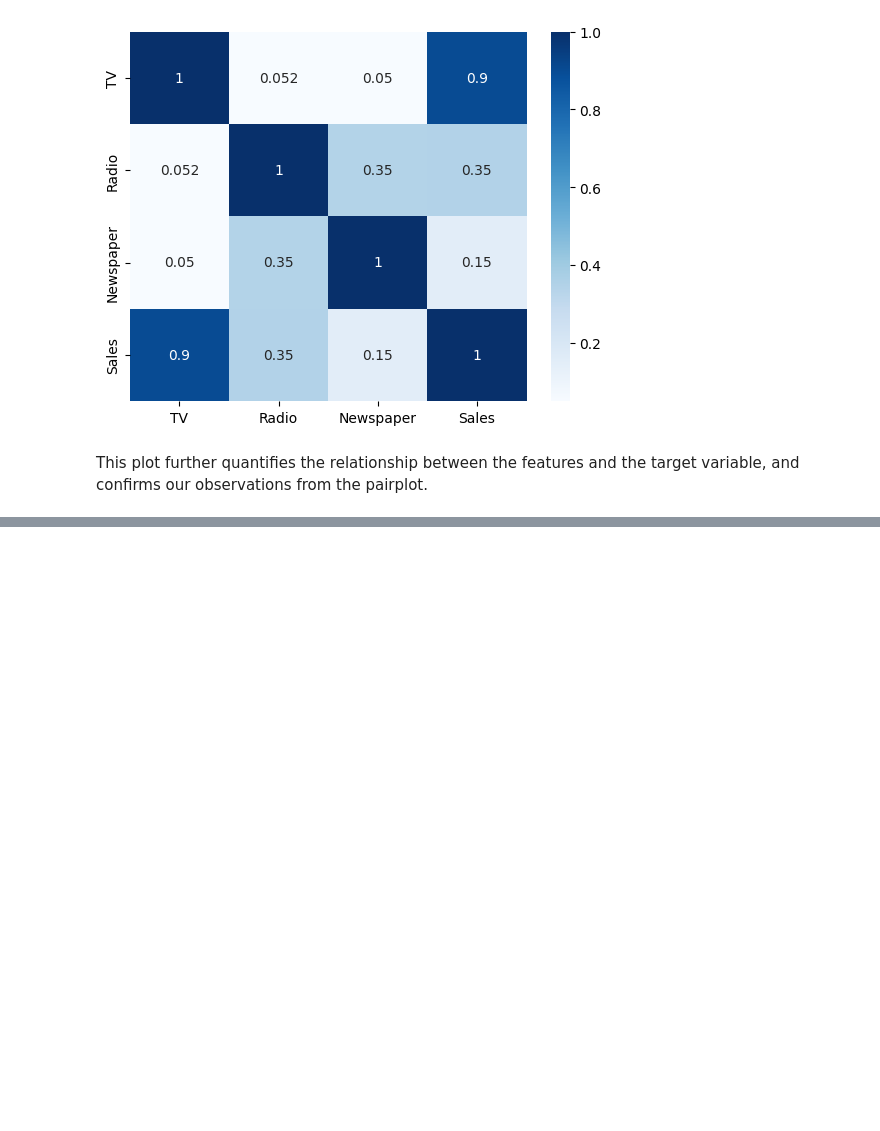
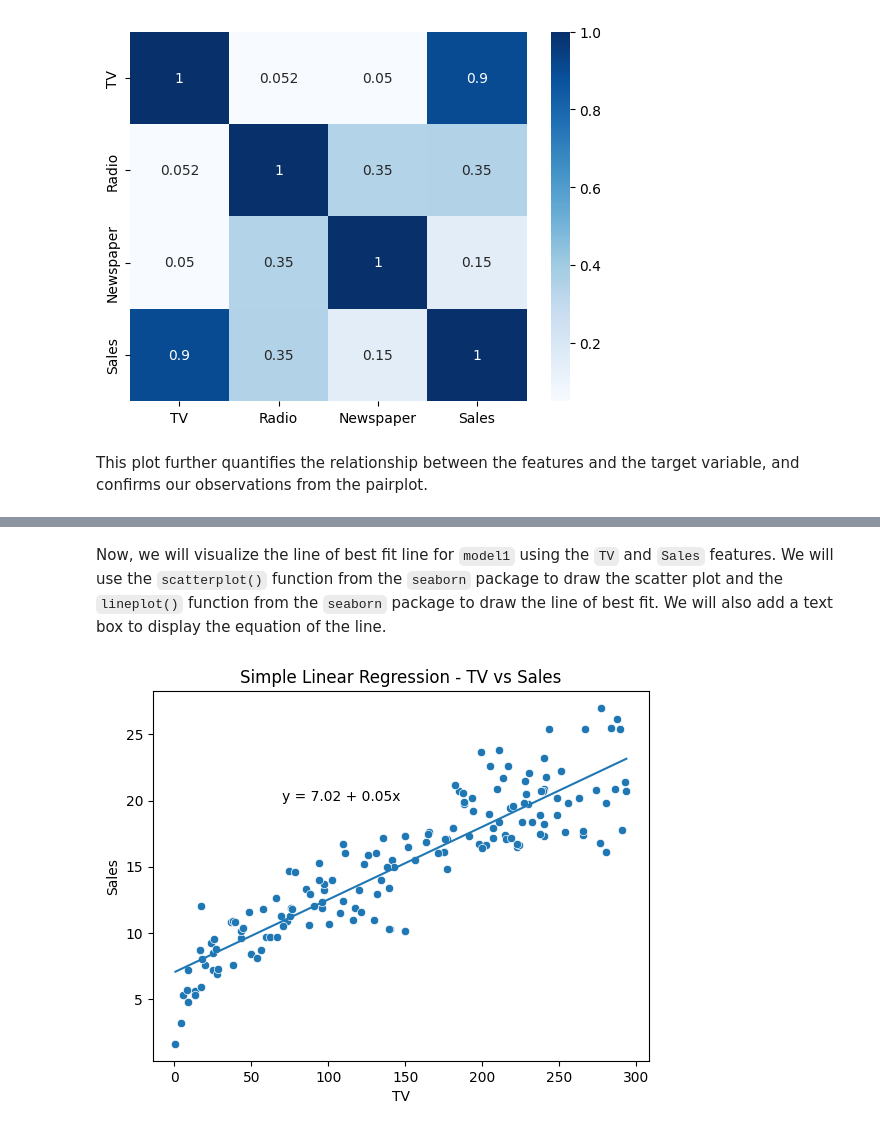
Before and after one commit to ccdsiub/ml-essentials, a Jupyter notebook: docs/supervised-learning/regression/linear-regression.ipynb, the cells around one changed output, grey strips where cells are left out. Cells and saved outputs as stored; diff of their text form; code cells hidden in the pictures; blank space fills up the shorter version.

```diff
--- a/docs/supervised-learning/regression/linear-regression.ipynb
+++ b/docs/supervised-learning/regression/linear-regression.ipynb
@@ -34,7 +37,7 @@ Download the dataset from [here](https://minhaskamal.github.io/DownGit/#/home?ur
 
 We will use the `pd.read_csv()` function to read the dataset into a pandas dataframe. We will also use the `head()` function to display the first five rows of the dataframe.
 # %%
-data = pd.read_csv('datasets/Advertising.csv')
+data = pd.read_csv('datasets/advertising.csv')
 data.head()
 # %% [output]
 |  | TV | Radio | Newspaper | Sales |
@@ -142,0 +150,2 @@ Before we can train a machine learning model, we need to prepare the data.
+# %%
+train, test = train_test_split(data, test_size=0.2, random_state=42)
@@ -142,0 +241,24 @@ Before we can train a machine learning model, we need to prepare the data.
+# %%
+model = LinearRegression()
+
+train_x = train['TV'].values.reshape(-1, 1)
+train_y = train['Sales']
+
+model.fit(train_x, train_y)
+
+m = model.coef_[0]
+b = model.intercept_
+# %% [markdown]
+Now, we will visualize the line of best fit line for `model1` using the `TV` and `Sales` features. We will use the `scatterplot()` function from the `seaborn` package to draw the scatter plot and the `lineplot()` function from the `seaborn` package to draw the line of best fit. We will also add a text box to display the equation of the line.
+# %%
+sns.scatterplot(x=train_x.reshape(-1), y=train_y)
+sns.lineplot(x=train_x.reshape(-1), y=m*train_x.reshape(-1) + b)
+
+plt.title('Simple Linear Regression - TV vs Sales')
+plt.xlabel('TV')
+plt.ylabel('Sales')
+equation = 'y = ' + str(round(b, 2)) + ' + ' + str(round(m, 2)) + 'x'
+plt.annotate(equation, xy=(70, 20), fontsize=10)
+plt.show()
+# %% [output]
+[figure, added]
```
Also changed, not shown: parts of 19 cells of this notebook.
